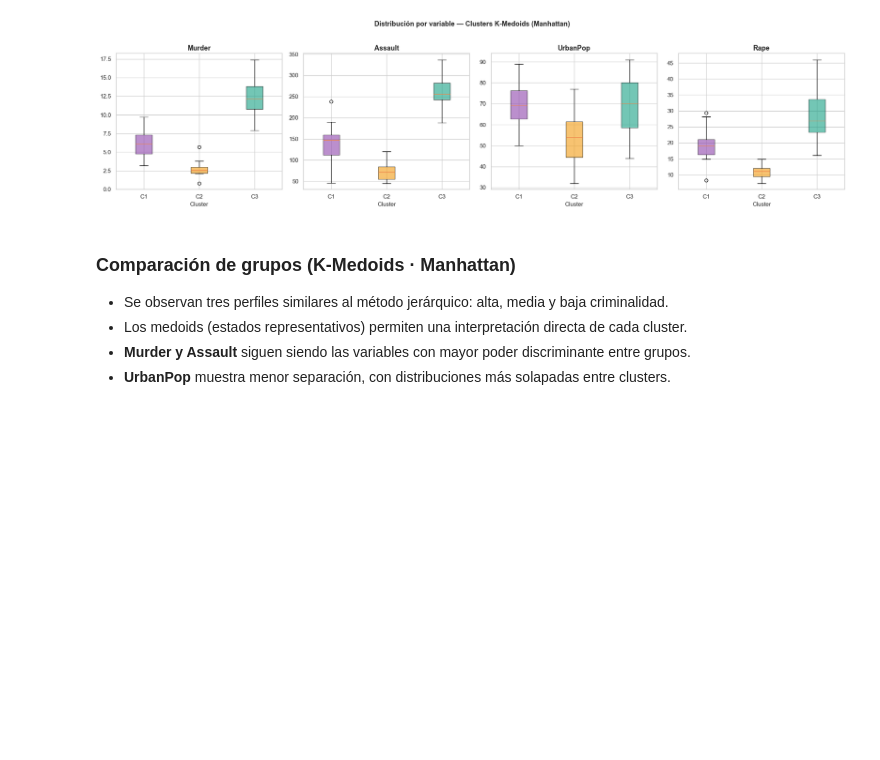
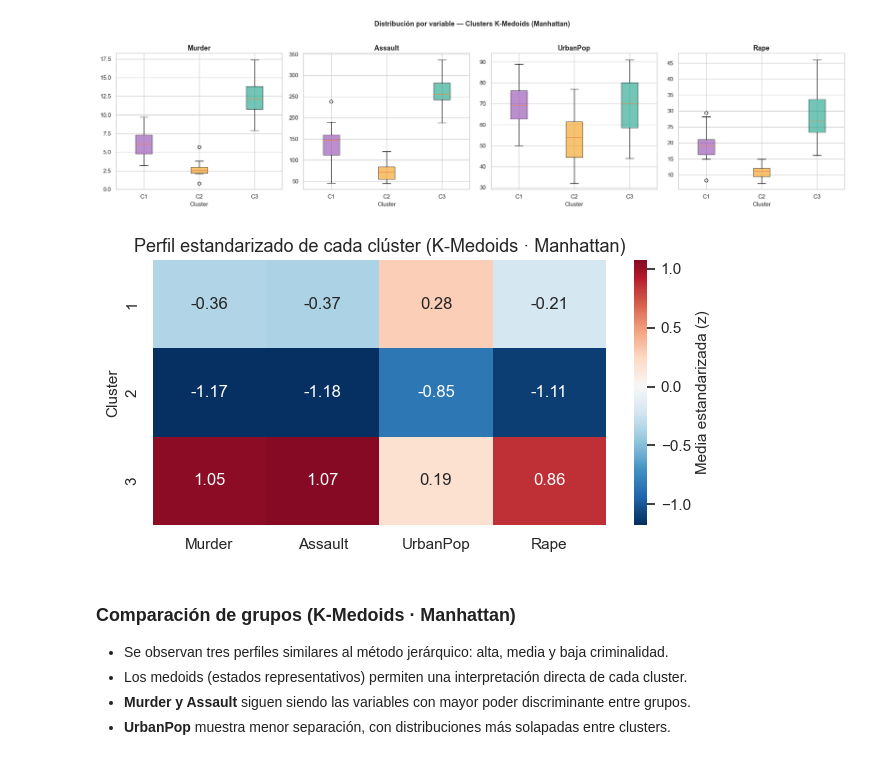
Before and after one commit to ArmandoArV/Maestria-IA, a Jupyter notebook: AprendizajeNoSupervisado/Laboratorio1/Lab1_EPG4002_2026.ipynb, the cells around one changed output. Cells and saved outputs as stored; diff of their text form; code cells hidden in the pictures; blank space fills up the shorter version.

```diff
--- a/AprendizajeNoSupervisado/Laboratorio1/Lab1_EPG4002_2026.ipynb
+++ b/AprendizajeNoSupervisado/Laboratorio1/Lab1_EPG4002_2026.ipynb
@@ -395,6 +419,18 @@ plt.tight_layout()
 plt.show()
 # %% [output]
 [figure]
+# %%
+# Perfil estandarizado de cada cluster (K-Medoids)
+perfil_km = Xs.copy()
+perfil_km['Cluster'] = labels_kmedoids + 1
+plt.figure(figsize=(6.5, 3.5))
+sns.heatmap(perfil_km.groupby('Cluster').mean(), annot=True, cmap='RdBu_r',
+            center=0, fmt='.2f', cbar_kws={'label': 'Media estandarizada (z)'})
+plt.title('Perfil estandarizado de cada clúster (K-Medoids · Manhattan)')
+plt.tight_layout()
+plt.show()
+# %% [output]
+[figure, added]
 # %% [markdown]
 ### Comparación de grupos (K-Medoids · Manhattan)
 
```
Also changed, not shown: parts of 23 cells of this notebook, 24 other files.
